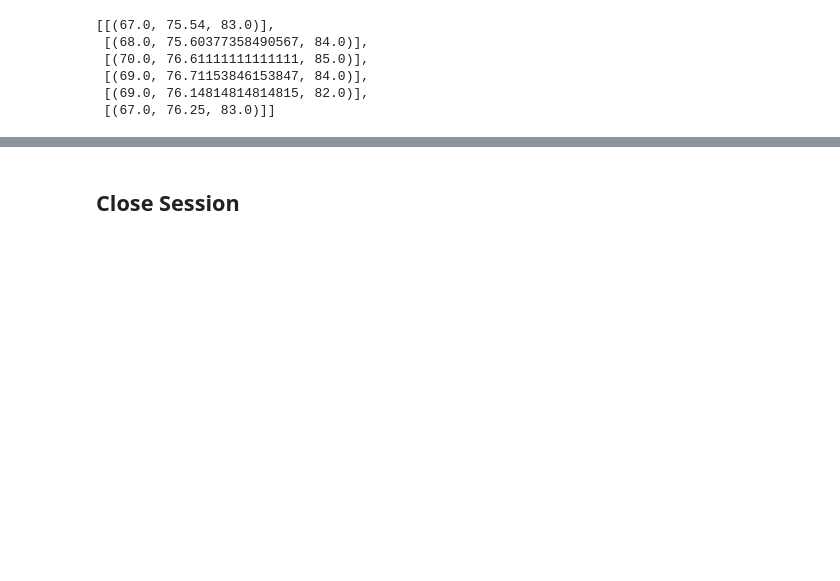
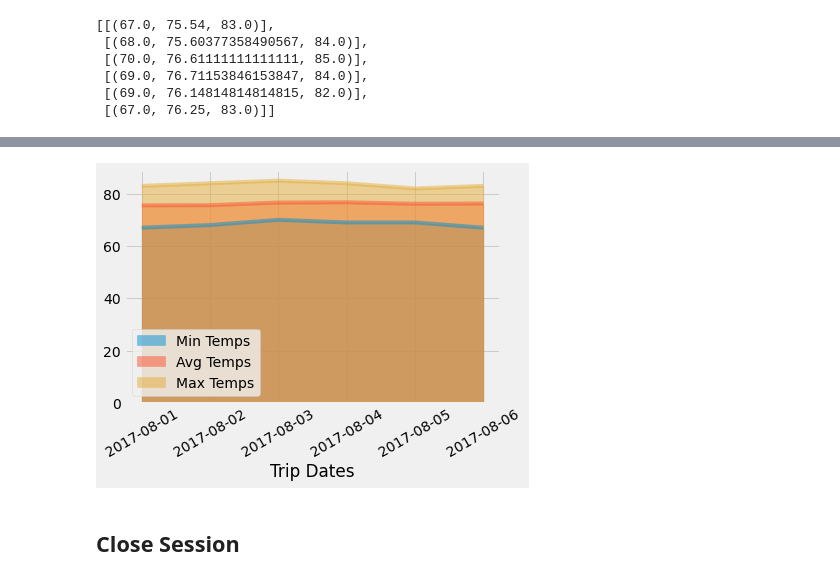
Before and after one commit to jtstrauch58/sqlalchemy-challenge, a Jupyter notebook: temp_analysis_bonus_2_starter.ipynb, the cells around one changed output, grey strips where cells are left out. Cells and saved outputs as stored; diff of their text form; code cells hidden in the pictures; blank space fills up the shorter version.

Commit message:
completed HW assignment

```diff
--- a/temp_analysis_bonus_2_starter.ipynb
+++ b/temp_analysis_bonus_2_starter.ipynb
@@ -213,0 +200,19 @@ temps_df
+# %%
+# Assign temperature values to iondividual variables to load into a dataframe
+tmin = []
+tavg = []
+tmax = []
+for index in range(len(normals)):
+    tmin.append(normals[index][0][0])
+    tavg.append(normals[index][0][1])
+    tmax.append(normals[index][0][2])
+# %%
+# Create dataframe with trip dates and temperature data
+# First create format for trip_dates
+trip_dates = [(start + dt.timedelta(days=x)).strftime('%Y-%m-%d') for x in range(0, (end-start).days)]
+
+trip_df = pd.DataFrame({'Trip Dates': trip_dates,
+                      'Min Temps': tmin,
+                      'Avg Temps': tavg,
+                      'Max Temps': tmax}).set_index('Trip Dates')
+trip_df
@@ -214,2 +228,10 @@ temps_df
+# %%
+# Plot data via area plot with stacked = False
+
+trip_df.plot.area(stacked = False)
+plt.xticks(rotation = 30)
+plt.savefig('Images/trip_avgs.png')
+# %% [output]
+[figure, added]
 # %% [markdown]
 ## Close Session
```
Also changed, not shown: parts of 6 cells of this notebook, 5 other files.
